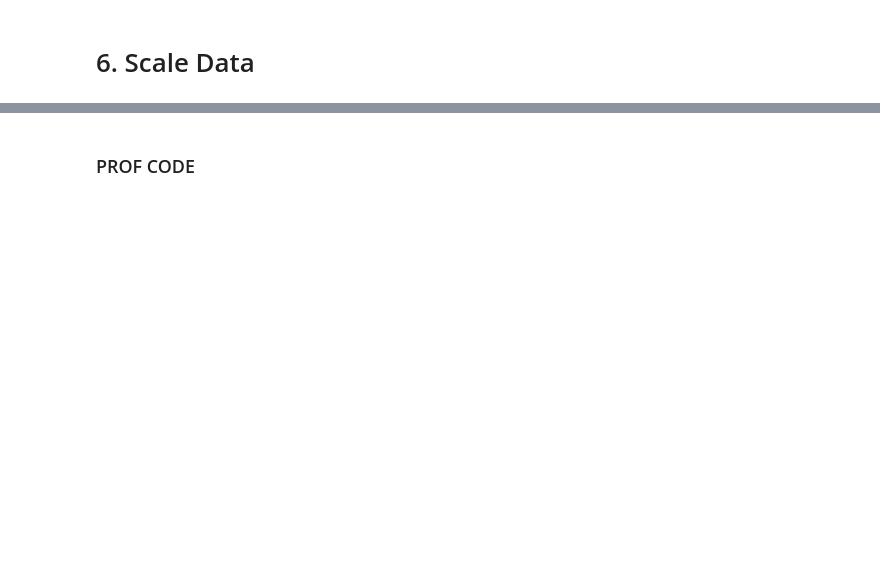
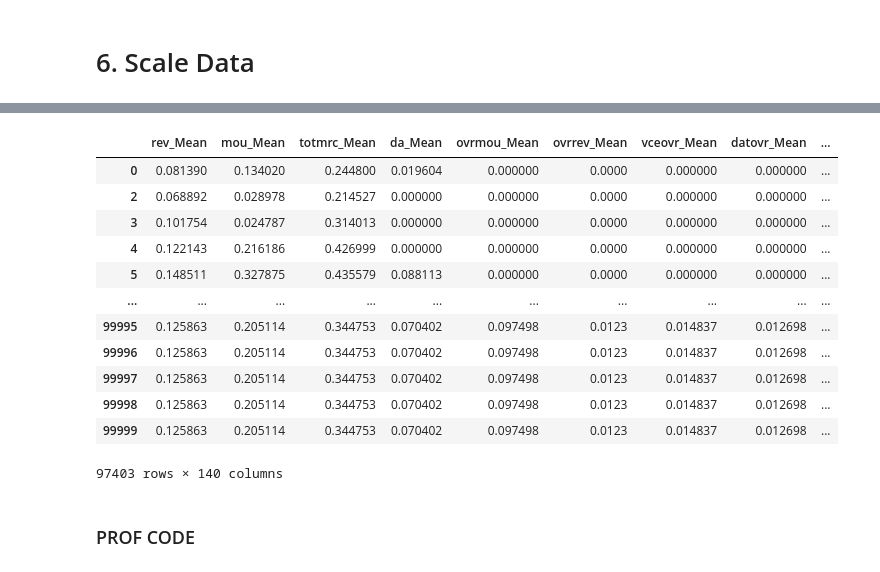
Before and after one commit to Hackyeahh/comm493-cloud-crusaders, a Jupyter notebook: main clustering.ipynb, the cells around one changed output, grey strips where cells are left out. Drawn from its saved outputs; the diff is of its cells as text; code cells hidden in the pictures; blank space fills up the shorter version.

```diff
--- a/main clustering.ipynb
+++ b/main clustering.ipynb
@@ -494,3 +458,25 @@ plt.show()
+# %%
+# sns.heatmap(fedf.corr())
+
+df # raw dataframe where we dropped the features we don't want, categorical values are still letters and in their categories, not normalized
+fedf # encoded categorical features into one-hot binary features, not normalized
+rdf # encoded categorical features into one-hot binary features, NORMALIZED
+
+rdf
+# %% [output]
+|  | rev_Mean | mou_Mean | totmrc_Mean | da_Mean | ovrmou_Mean | ovrrev_Mean | vceovr_Mean | datovr_Mean | ... |
+| 0 | 0.081390 | 0.134020 | 0.244800 | 0.019604 | 0.000000 | 0.0000 | 0.000000 | 0.000000 | ... |
+| 2 | 0.068892 | 0.028978 | 0.214527 | 0.000000 | 0.000000 | 0.0000 | 0.000000 | 0.000000 | ... |
+| 3 | 0.101754 | 0.024787 | 0.314013 | 0.000000 | 0.000000 | 0.0000 | 0.000000 | 0.000000 | ... |
+| 4 | 0.122143 | 0.216186 | 0.426999 | 0.000000 | 0.000000 | 0.0000 | 0.000000 | 0.000000 | ... |
+| 5 | 0.148511 | 0.327875 | 0.435579 | 0.088113 | 0.000000 | 0.0000 | 0.000000 | 0.000000 | ... |
+| ... | ... | ... | ... | ... | ... | ... | ... | ... | ... |
+| 99995 | 0.125863 | 0.205114 | 0.344753 | 0.070402 | 0.097498 | 0.0123 | 0.014837 | 0.012698 | ... |
+| 99996 | 0.125863 | 0.205114 | 0.344753 | 0.070402 | 0.097498 | 0.0123 | 0.014837 | 0.012698 | ... |
+| 99997 | 0.125863 | 0.205114 | 0.344753 | 0.070402 | 0.097498 | 0.0123 | 0.014837 | 0.012698 | ... |
+| 99998 | 0.125863 | 0.205114 | 0.344753 | 0.070402 | 0.097498 | 0.0123 | 0.014837 | 0.012698 | ... |
+| 99999 | 0.125863 | 0.205114 | 0.344753 | 0.070402 | 0.097498 | 0.0123 | 0.014837 | 0.012698 | ... |
+97403 rows × 140 columns
 # %% [markdown]
 ### PROF CODE
 # %%
```
Also changed, not shown: parts of 16 cells of this notebook.
